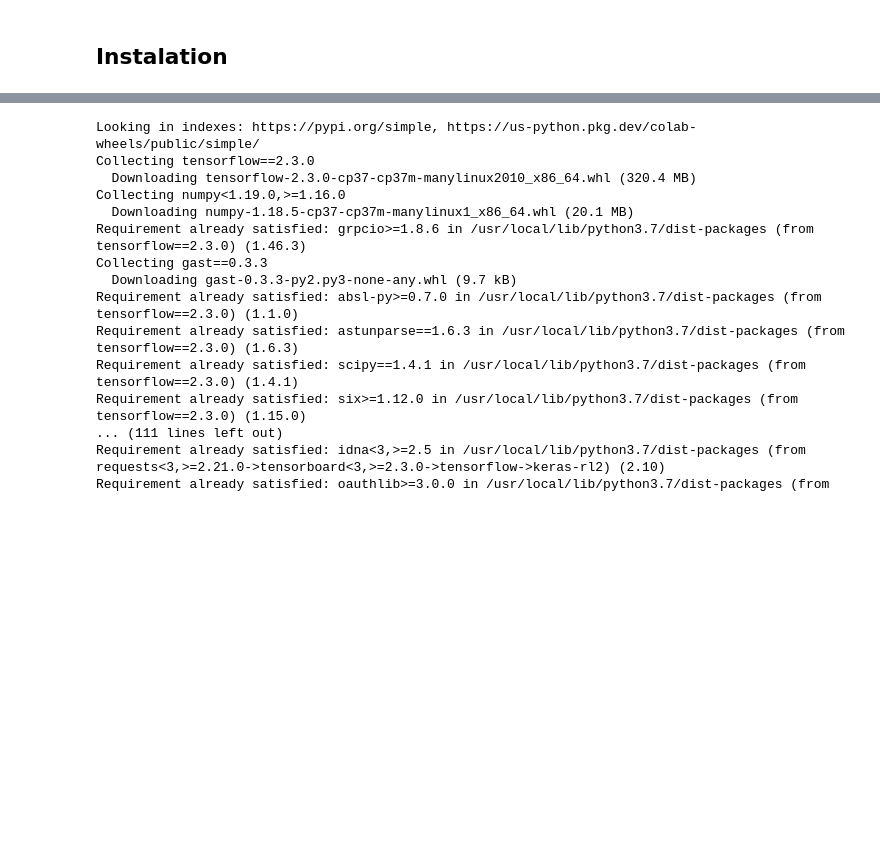
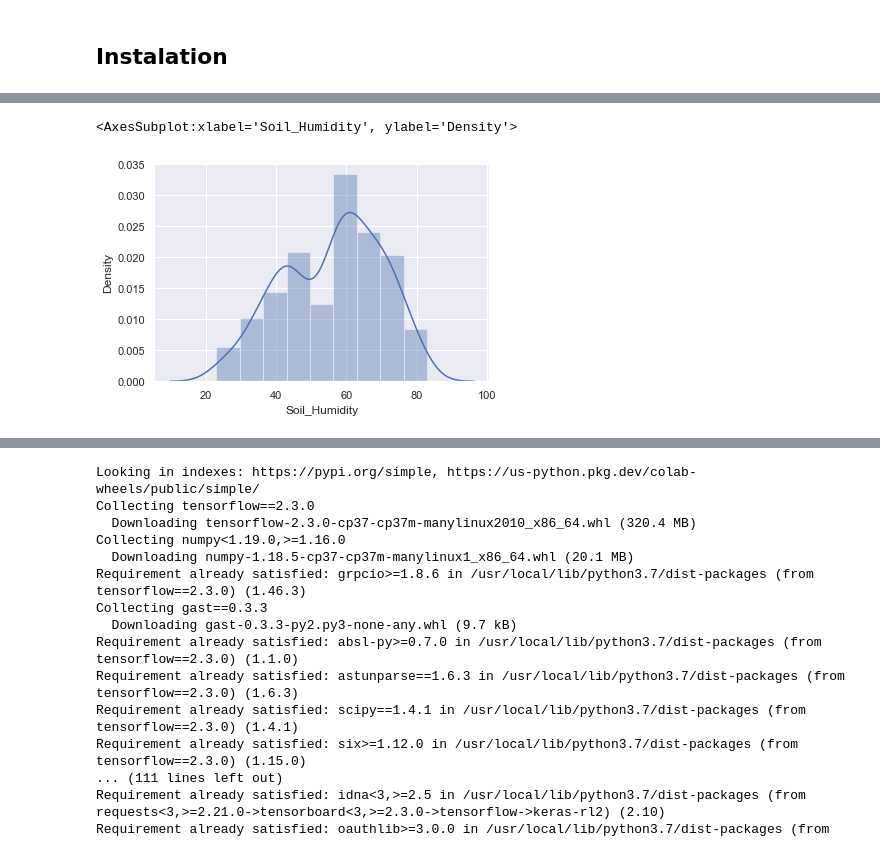
Before and after one commit to oussema321/Reinforcement-learning-for-water-irrigation, a Jupyter notebook: waterirrigation.ipynb, the cells around one changed output, grey strips where cells are left out. Drawn from its saved outputs; the diff is of its cells as text; code cells hidden in the pictures; blank space fills up the shorter version.

```diff
--- a/waterirrigation.ipynb
+++ b/waterirrigation.ipynb
@@ -2,0 +112,5 @@
+# %%
+sns.distplot(df['Soil_Humidity'])
+# %% [output]
+<AxesSubplot:xlabel='Soil_Humidity', ylabel='Density'>
+[figure, added]
```
Also changed, not shown: parts of 31 cells of this notebook.
